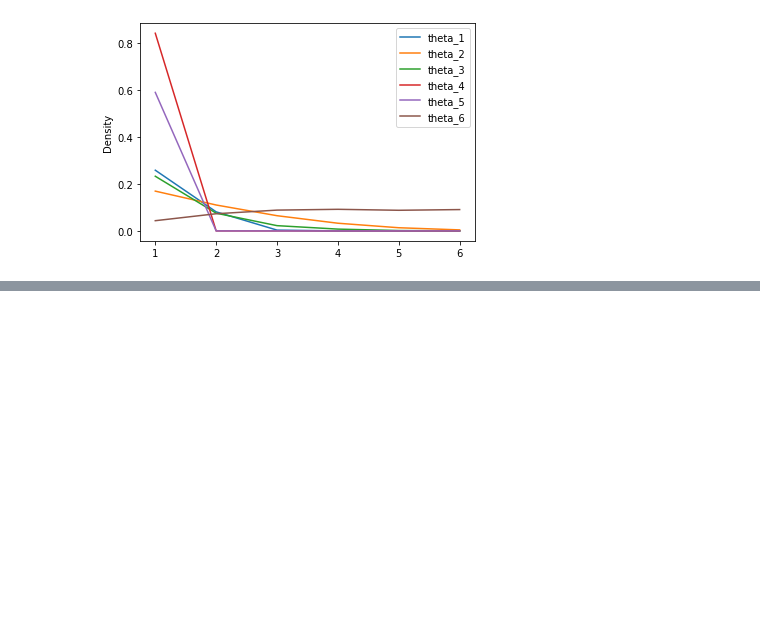
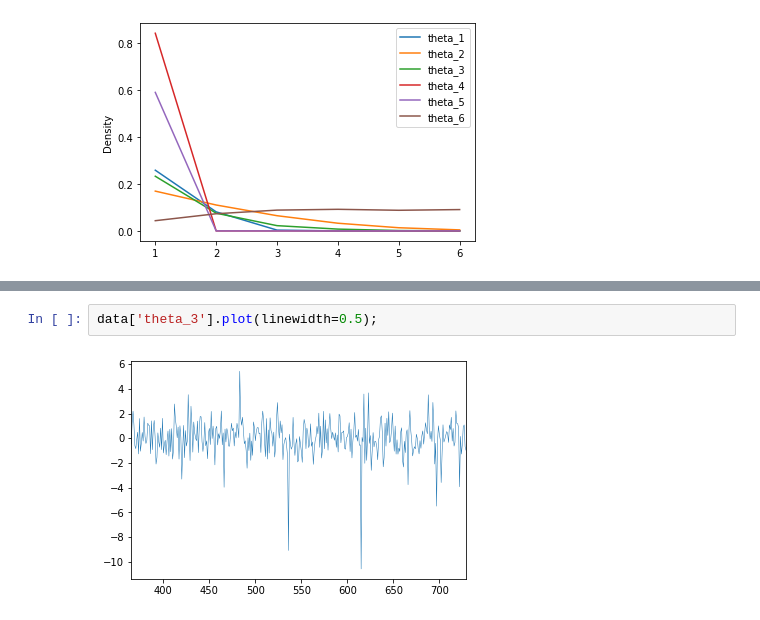
Before and after one commit to AyaneMitsurugi/Data_Analytics, a Jupyter notebook: Lab1/review.ipynb, the cells around one changed output, grey strips where cells are left out. Cells and saved outputs as stored; diff of their text form; blank space fills up the shorter version.

```diff
--- a/Lab1/review.ipynb
+++ b/Lab1/review.ipynb
@@ -214,0 +280,4 @@ data.plot.kde(ind=[1, 2, 3, 4, 5, 6])
+# %%
+data['theta_3'].plot(linewidth=0.5);
+# %% [output]
+[figure, added]
```
Also changed, not shown: parts of 22 cells of this notebook.
